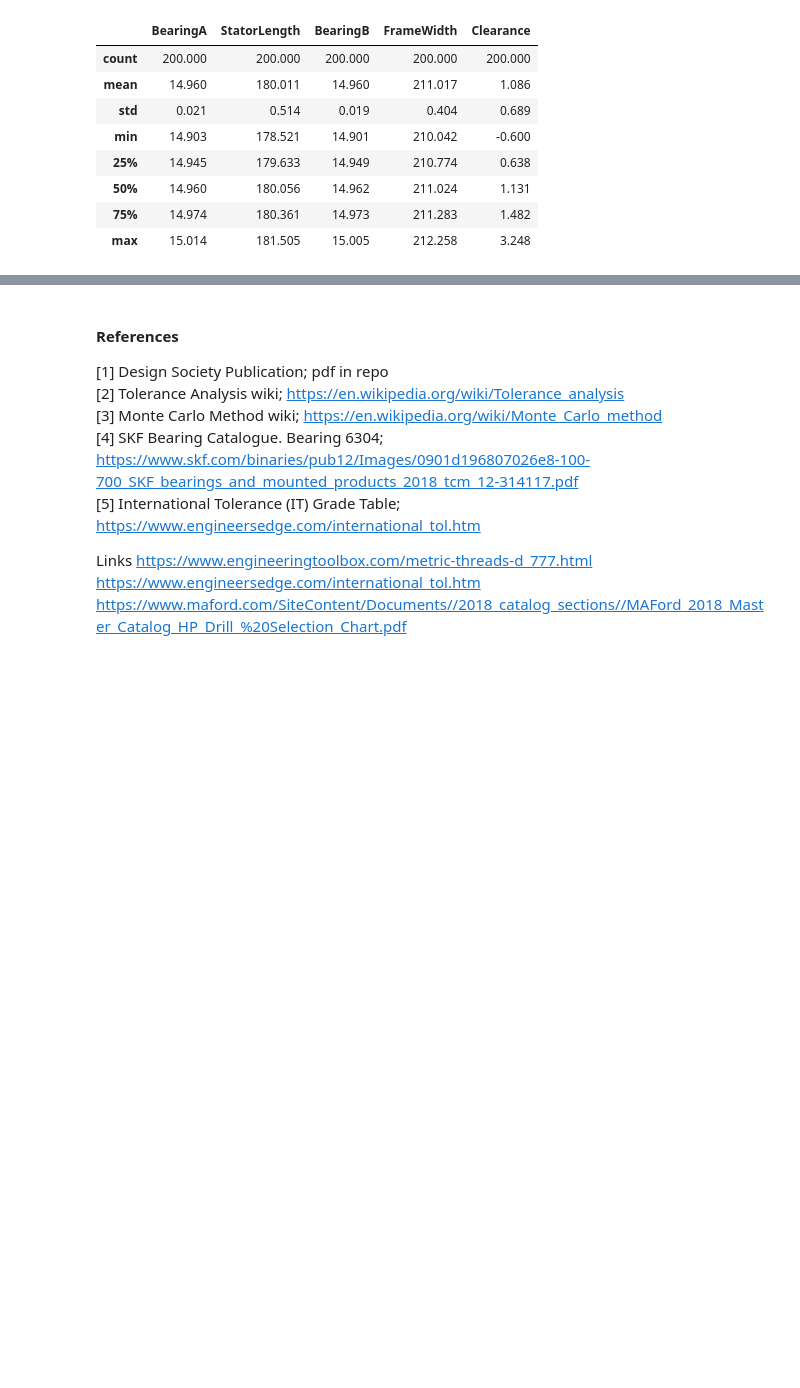
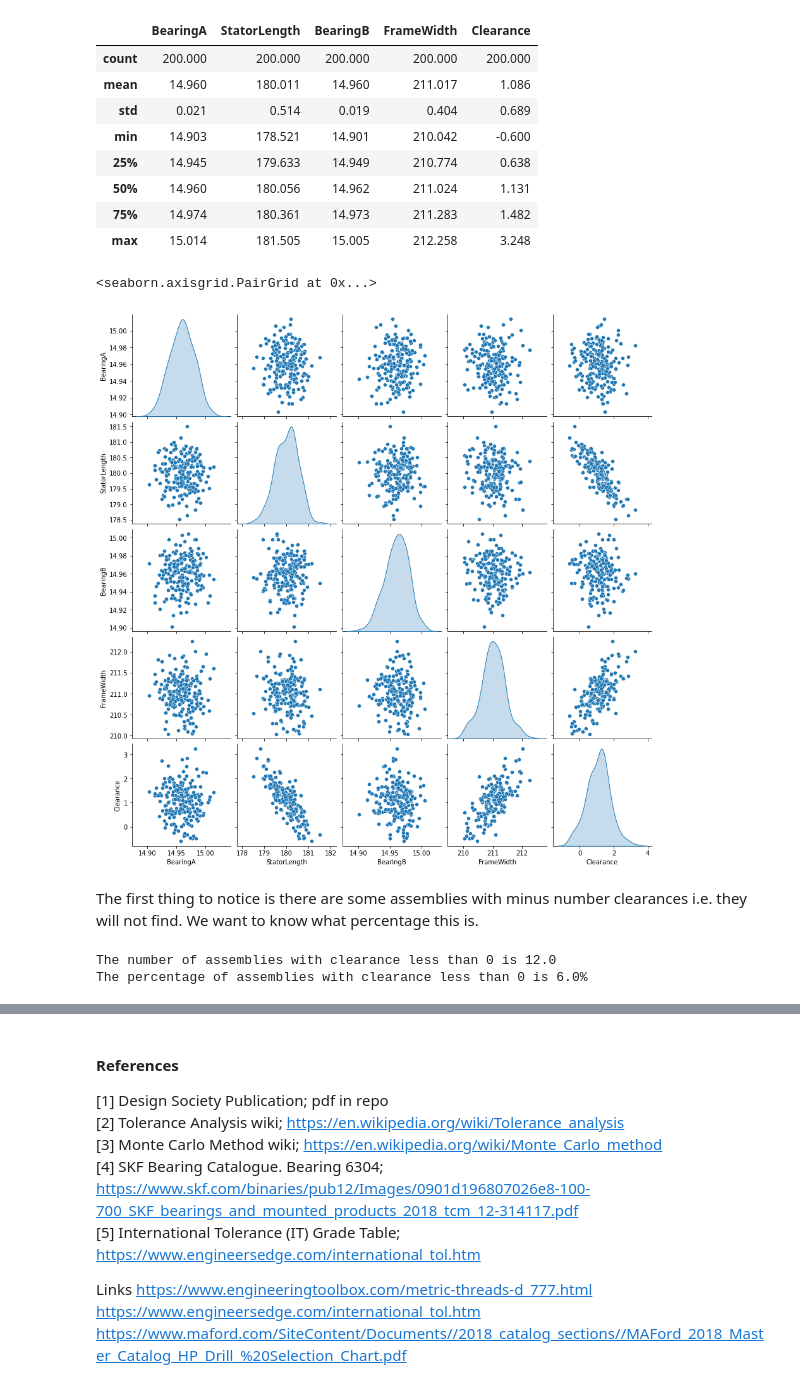
Before and after one commit to killfoley/ProgDAProject, a Jupyter notebook: ProgDA_Project.ipynb, the cells around one changed output, grey strips where cells are left out. Cells and saved outputs as stored; diff of their text form; code cells hidden in the pictures; blank space fills up the shorter version.

Commit message:
created pair plot of the variables in dataframe. Calculated the number and percentage of asseblies with clearance less than 0

```diff
--- a/ProgDA_Project.ipynb
+++ b/ProgDA_Project.ipynb
@@ -198,6 +198,24 @@ df.describe()
 | 50% | 14.960 | 180.056 | 14.962 | 211.024 | 1.131 |
 | 75% | 14.974 | 180.361 | 14.973 | 211.283 | 1.482 |
 | max | 15.014 | 181.505 | 15.005 | 212.258 | 3.248 |
+# %%
+sns.pairplot(df, diag_kind='kde')
+# %% [output]
+<seaborn.axisgrid.PairGrid at 0x...>
+[figure, added]
+# %% [markdown]
+The first thing to notice is there are some assemblies with minus number clearances i.e. they will not find. We want to know what percentage this is.
+# %%
+#flatten the dataframe column to np array to perform calculation for % values <0
+#https://stackoverflow.com/questions/36155942/need-count-of-negative-values-in-a-dataframe
+clearance_flatten = df['Clearance'].values.flatten()
+number_less_than_zero = sum(n < 0 for n in clearance_flatten)
+percent_less_than_zero = (sum(n < 0 for n in clearance_flatten) /200) * 100
+print ("The number of assemblies with clearance less than 0 is %0.1f" % number_less_than_zero)
+print ("The percentage of assemblies with clearance less than 0 is %0.1f%%\n" % percent_less_than_zero)
+# %% [output]
+The number of assemblies with clearance less than 0 is 12.0
+The percentage of assemblies with clearance less than 0 is 6.0%
 # %%
 count, bins, ignored = plt.hist(hole_diameter, 30, density=True)
 plt.plot(bins, 1/(sigma * np.sqrt(2 * np.pi)) *
```
Also changed, not shown: parts of 1 cell of this notebook.
